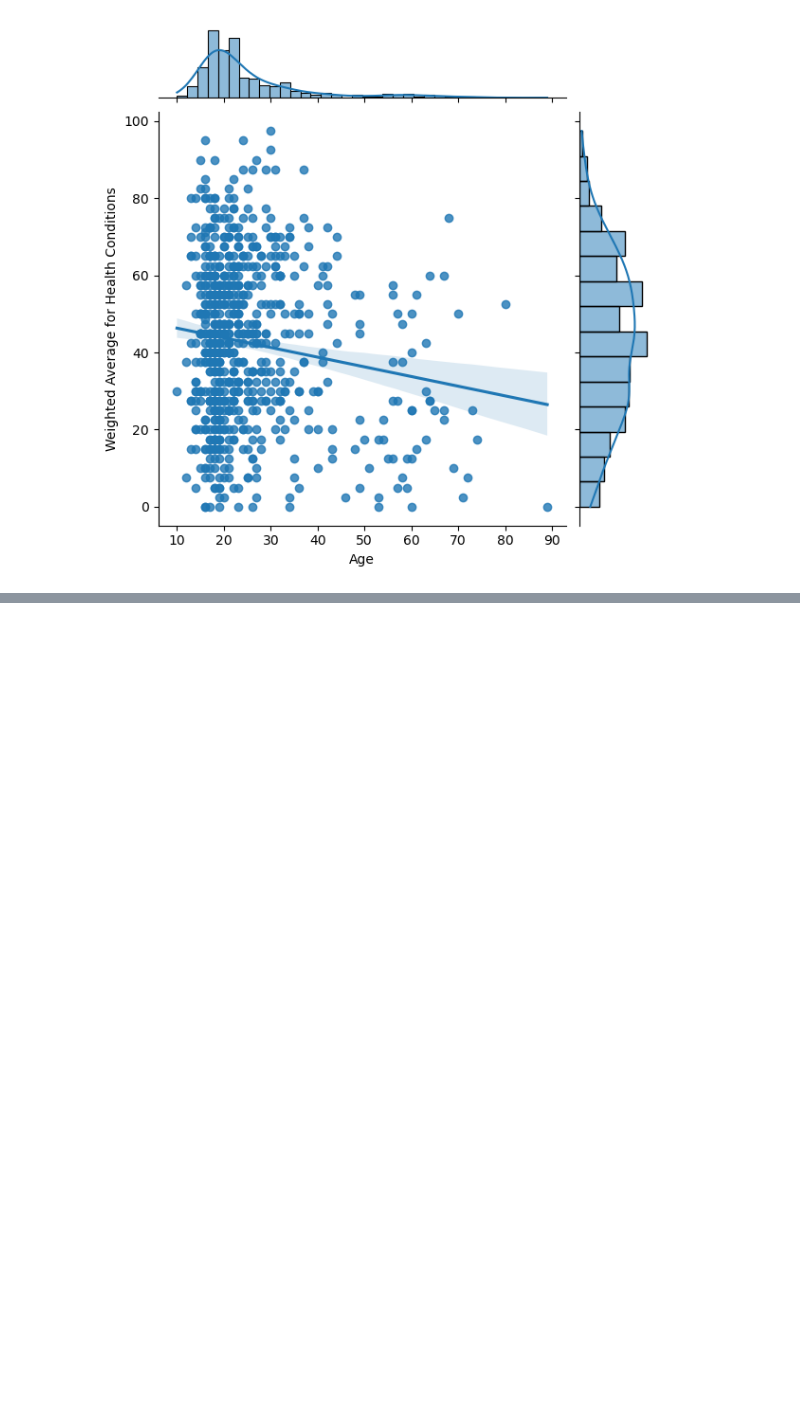
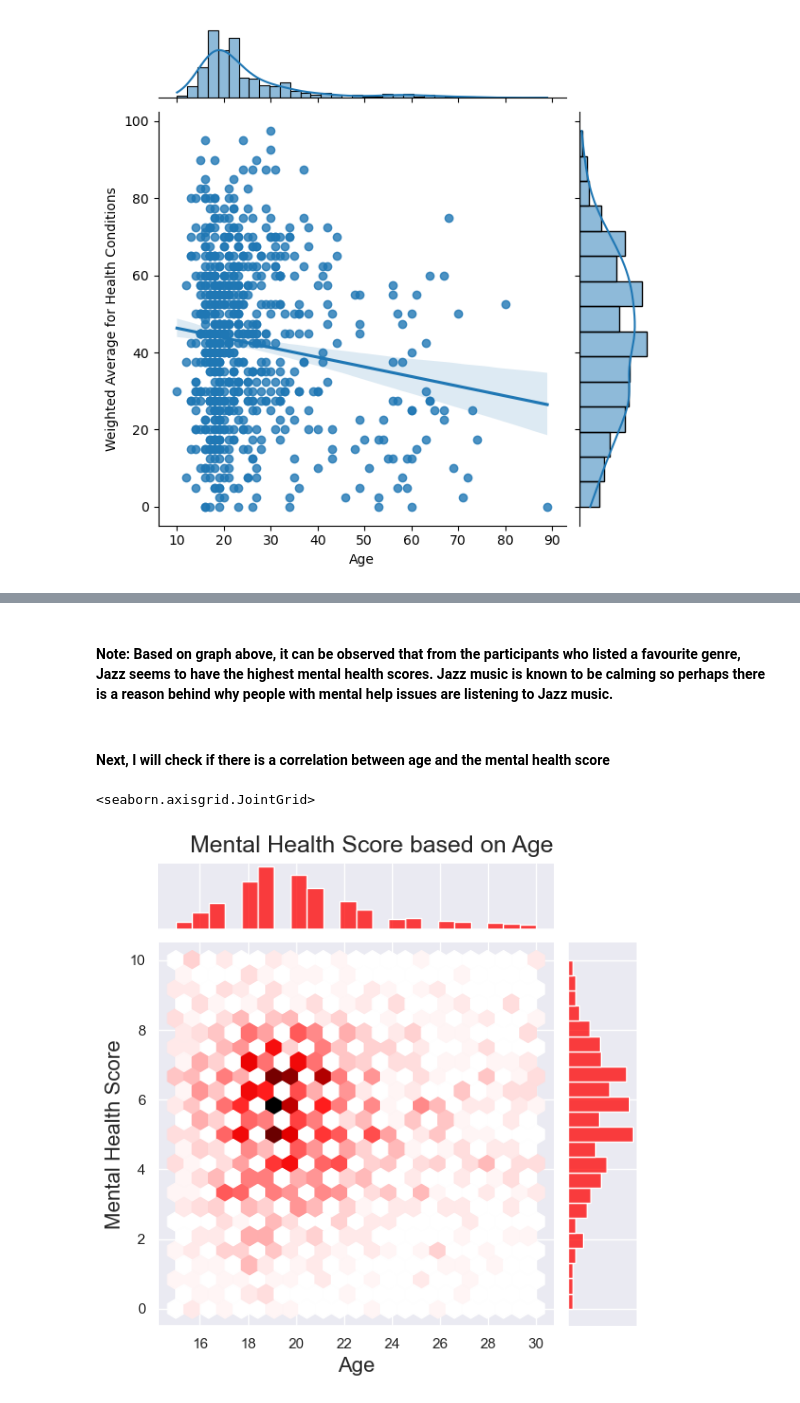
Before and after one commit to ubco-W2022T2-data301/project-group-group12, a Jupyter notebook: analysis/analysis2.ipynb, the cells around one changed output, grey strips where cells are left out. Saved outputs shown, nothing was run; the diff lists cells and outputs as text; code cells hidden in the pictures; blank space fills up the shorter version.

```diff
--- a/analysis/analysis2.ipynb
+++ b/analysis/analysis2.ipynb
@@ -410,0 +800,14 @@ v7 = sns.jointplot(x='Age', y='Weighted Average for Health Conditions', data=dat
+# %% [markdown]
+#### Note: Based on graph above, it can be observed that from the participants who listed a favourite genre, Jazz seems to have the highest mental health scores. Jazz music is known to be calming so perhaps there is a reason behind why people with mental help issues are listening to Jazz music.
+# %% [markdown]
+#### Next, I will check if there is a correlation between age and the mental health score
+# %%
+sns.set_theme(palette="rocket", style='darkgrid')
+
+v8 = sns.jointplot(x='Age', y='Mental Health Score', data=merged_data, kind='hex', color="red")
+v8.fig.subplots_adjust(top=0.93)
+v8.fig.suptitle('Mental Health Score based on Age', fontsize=18)
+v8.set_axis_labels('Age', 'Mental Health Score', fontsize=16)
+# %% [output]
+<seaborn.axisgrid.JointGrid>
+[figure, added]
```
Also changed, not shown: parts of 44 cells of this notebook.
